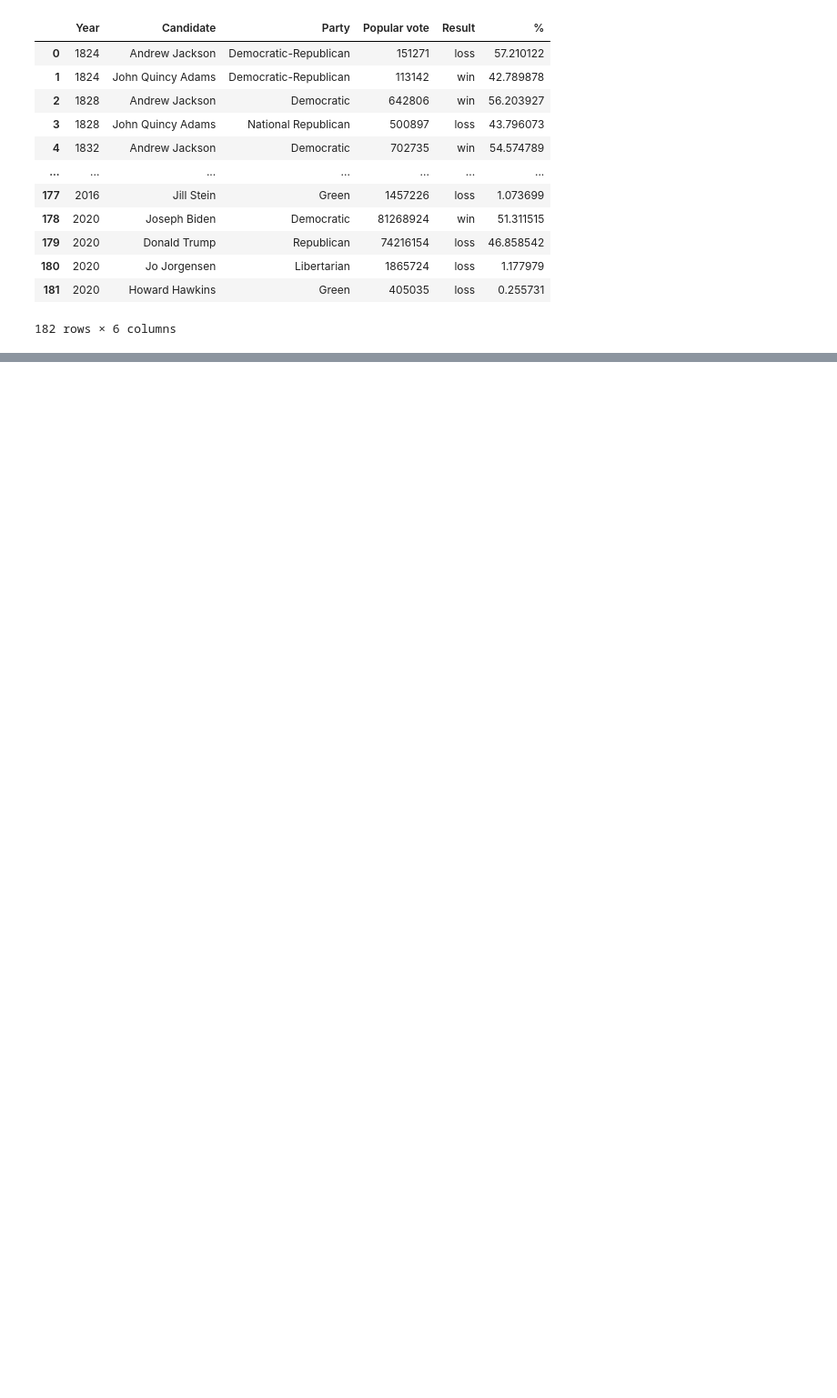
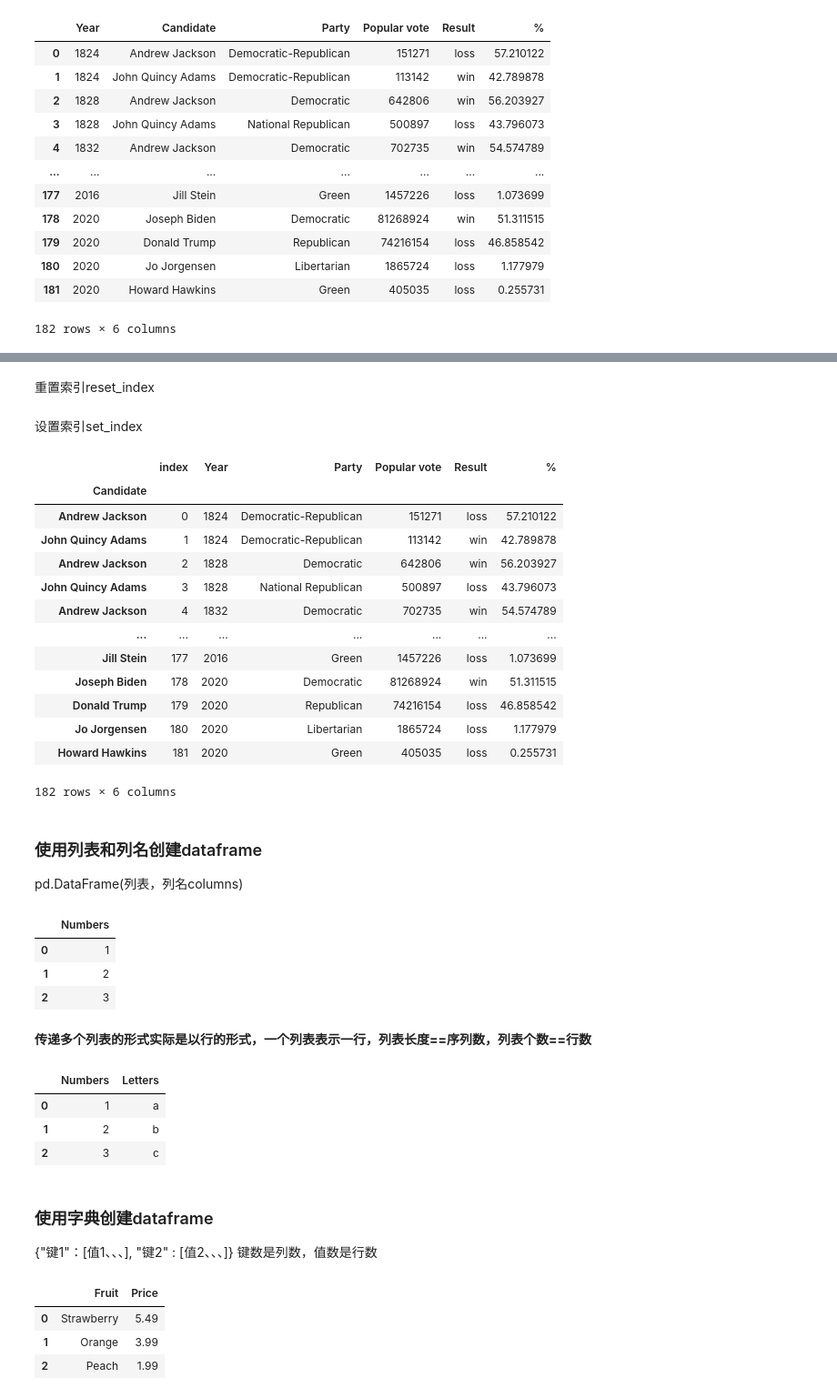
Before and after one commit to 11e11/data100fa24-student, a Jupyter notebook: lecture/lec02/mylec02.ipynb, the cells around one changed output, grey strips where cells are left out. Shown at 91% size. Drawn from its saved outputs; the diff is of its cells as text; code cells hidden in the pictures; blank space fills up the shorter version.

```diff
--- a/lecture/lec02/mylec02.ipynb
+++ b/lecture/lec02/mylec02.ipynb
@@ -19,0 +27,2 @@ elections
+# %%
+elections = pd.read_csv("data/elections.csv", index_col="Candidate")
@@ -19,0 +58,59 @@ elections
+# %% [markdown]
+重置索引reset_index
+# %%
+elections.reset_index(inplace=True)
+# 参数inplace=True：在原地操作而不是新建一个副本，默认为False？
+# 为True时不会输出，默认时会输出数据
+# %% [markdown]
+设置索引set_index
+# %%
+elections.set_index('Candidate', inplace=True)
+# %%
+elections
+# %% [output]
+|  | index | Year | Party | Popular vote | Result | % |
+| Candidate |  |  |  |  |  |  |
+| Andrew Jackson | 0 | 1824 | Democratic-Republican | 151271 | loss | 57.210122 |
+| John Quincy Adams | 1 | 1824 | Democratic-Republican | 113142 | win | 42.789878 |
+| Andrew Jackson | 2 | 1828 | Democratic | 642806 | win | 56.203927 |
+| John Quincy Adams | 3 | 1828 | National Republican | 500897 | loss | 43.796073 |
+| Andrew Jackson | 4 | 1832 | Democratic | 702735 | win | 54.574789 |
+| ... | ... | ... | ... | ... | ... | ... |
+| Jill Stein | 177 | 2016 | Green | 1457226 | loss | 1.073699 |
+| Joseph Biden | 178 | 2020 | Democratic | 81268924 | win | 51.311515 |
+| Donald Trump | 179 | 2020 | Republican | 74216154 | loss | 46.858542 |
+| Jo Jorgensen | 180 | 2020 | Libertarian | 1865724 | loss | 1.177979 |
+| Howard Hawkins | 181 | 2020 | Green | 405035 | loss | 0.255731 |
+182 rows × 6 columns
+# %% [markdown]
+### 使用列表和列名创建dataframe
+pd.DataFrame(列表，列名columns)
+# %%
+pd.DataFrame([1, 2, 3], columns=['Numbers'])
+# %% [output]
+|  | Numbers |
+| 0 | 1 |
+| 1 | 2 |
+| 2 | 3 |
+# %% [markdown]
+**传递多个列表的形式实际是以行的形式，一个列表表示一行，列表长度==序列数，列表个数==行数**
+# %%
+pd.DataFrame([[1, 'a'], [2, 'b'], [3, 'c']], columns=['Numbers', 'Letters'])
+# %% [output]
+|  | Numbers | Letters |
+| 0 | 1 | a |
+| 1 | 2 | b |
+| 2 | 3 | c |
+# %% [markdown]
+### 使用字典创建dataframe
+{"键1"：[值1、、、], "键2" : [值2、、、]}
+键数是列数，值数是行数
+# %%
+pd.DataFrame({"Fruit" : ["Strawberry", "Orange", "Peach"],
+              "Price": [5.49, 3.99, 1.99]
+              })
+# %% [output]
+|  | Fruit | Price |
+| 0 | Strawberry | 5.49 |
+| 1 | Orange | 3.99 |
+| 2 | Peach | 1.99 |
```
Also changed, not shown: parts of 17 cells of this notebook.
